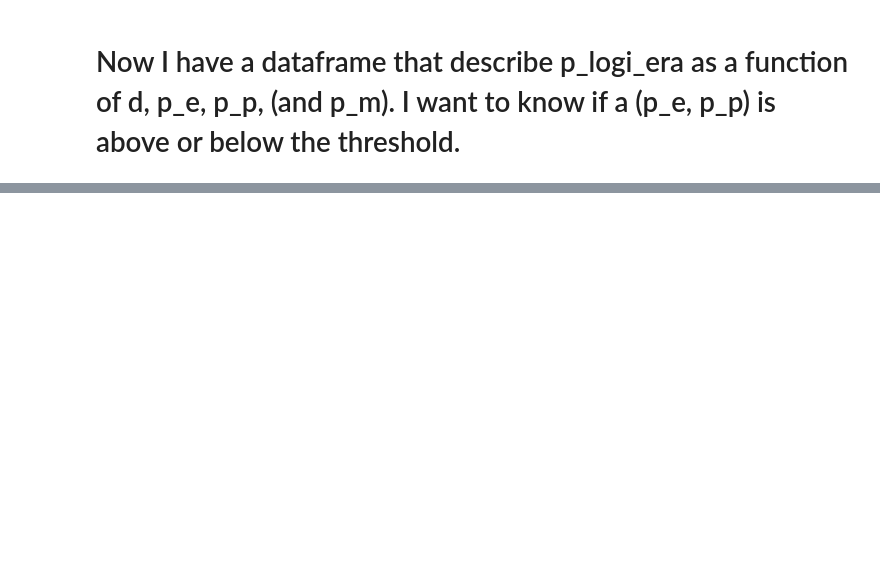
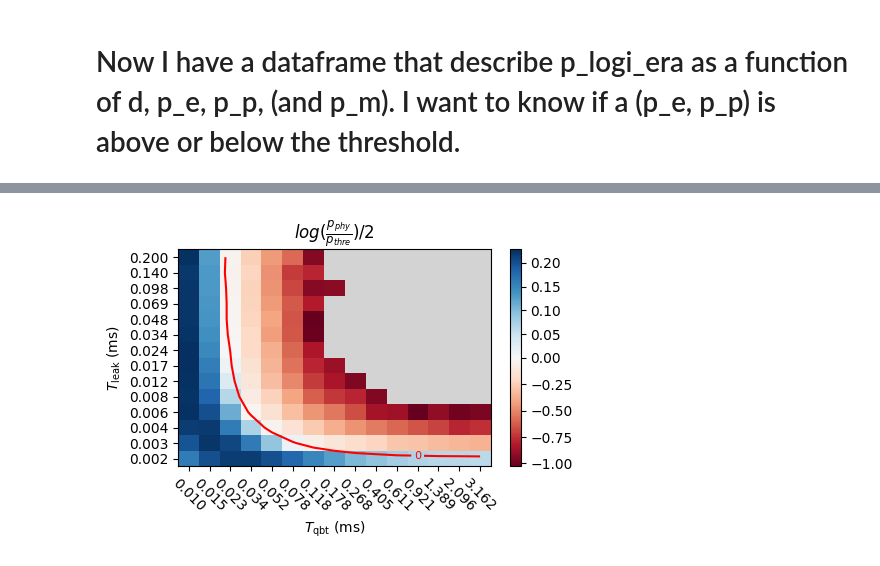
Before and after one commit to JiakaiW/surface_simulation_test, a Jupyter notebook: pack_and_analysis_v2.ipynb, the cells around one changed output, grey strips where cells are left out. Drawn from its saved outputs; the diff is of its cells as text; code cells hidden in the pictures; blank space fills up the shorter version.

```diff
--- a/pack_and_analysis_v2.ipynb
+++ b/pack_and_analysis_v2.ipynb
@@ -419,8 +407,7 @@ for p_e in p_e_list:
                         (df_grouped['p_m'] == p_m_list[-1]) &
                         (df_grouped['p_z_shift'] == p_z_shift_list[0]), 'p_logi_era'].iloc[0]
             )
-            if p_log[-1] == 0:
-                p_log[-1] = 1e-5
+
         slope, intercept = np.polyfit(x=distances, y=np.log(p_log), deg = 1)
         formatted_floats = [f"{num:.2e}" for num in p_log]
         print(f"p_log: {formatted_floats}, base = {slope}")
@@ -512,0 +464,42 @@ p_e_array: [2.00000000e-02 1.00237447e-02 5.02377286e-03 2.51785082e-03
+# %%
+import matplotlib.colors as mcolors
+
+fig, ax = plt.subplots(figsize = (5,3.5))
+
+plt.title(rf'$log(\frac{{p_{{phy}}}}{{p_{{thre}}}})/2$')
+plt.xlabel(r'$T_\text{qbt}$ (ms)')
+plt.ylabel(r'$T_\text{leak}$ (ms)')
+
+temp_x = np.arange(len(qbt_lifetime_array))
+temp_y = np.arange(len(decay_lifetime_array))
+X, Y = np.meshgrid(temp_x, temp_y)
+contour = plt.contour(X, Y, slope_array, levels=[0], colors='red')
+plt.clabel(contour, inline=True, fontsize=8)
+
+
+# cax = ax.imshow(slope_array, cmap= 'RdBu', norm= mcolors.TwoSlopeNorm(vmin = np.nanmin(slope_array),vcenter = 0,vmax = np.nanmax(slope_array)),
+#         extent=[ qbt_lifetime_array[0], qbt_lifetime_array[-1],  decay_lifetime_array[0], decay_lifetime_array[-1]], aspect='auto',origin='lower')
+
+cmap = plt.get_cmap('RdBu')
+cmap = cmap(np.arange(cmap.N))
+cmap[:, -1] = np.linspace(1, 1, cmap.shape[0])  # Set alpha to 1 for all colors
+cmap = ListedColormap(cmap)
+cmap.set_bad(color='lightgray')  # Set color for NaN values
+
+cax = ax.imshow(slope_array, cmap= cmap, norm= mcolors.TwoSlopeNorm(vmin = np.nanmin(slope_array),vcenter = 0,vmax = np.nanmax(slope_array)),
+        aspect='auto',origin='lower')
+cbar = fig.colorbar(cax, ax=ax)
+cbar.set_ticks([-1,-0.75,-0.5,-0.25,0,0.05,0.1,0.15,0.2])
+
+
+ax.set_xticks(temp_x)
+ax.set_yticks(temp_y)
+ax.set_xticklabels([f'{val:.3f}' for val in qbt_lifetime_array], rotation = -45)
+ax.set_yticklabels([f'{val:.3f}' for val in decay_lifetime_array])
+# ax.set_xscale('log')
+# ax.set_yscale('log')
+
+plt.tight_layout()
+fig.savefig('threshold.pdf')
+# %% [output]
+[figure, added]
```
Also changed, not shown: parts of 11 cells of this notebook, 6 other files.
